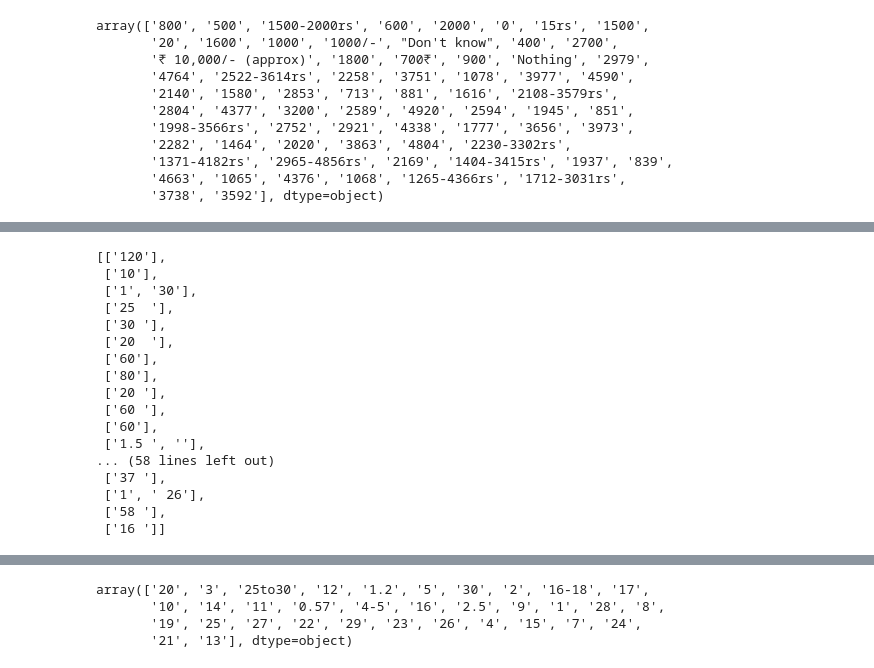
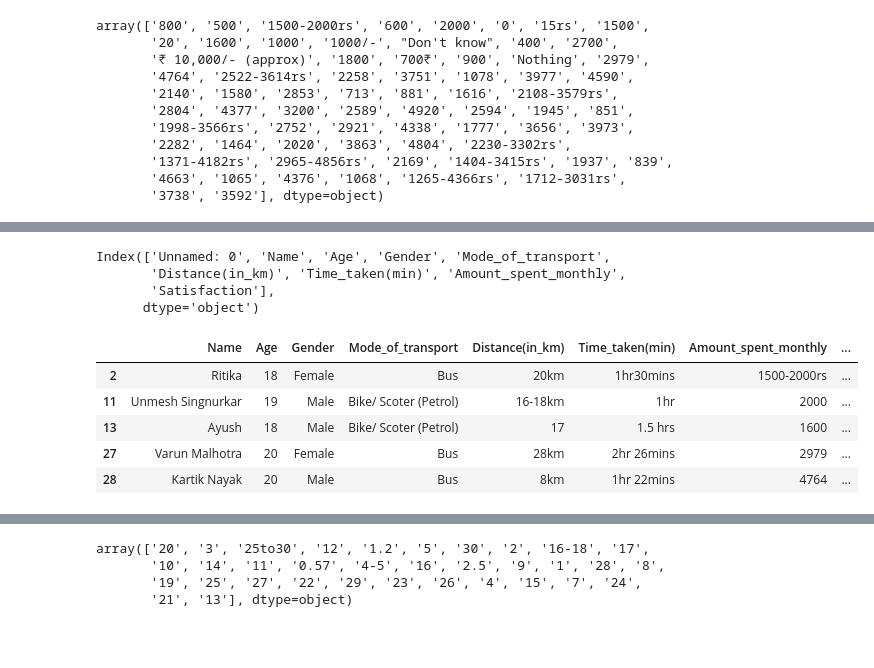
Before and after one commit to pythonieee/college_Pc_repo, a Jupyter notebook: taveling_commuting.ipynb, the cells around one changed output, grey strips where cells are left out. Drawn from its saved outputs; the diff is of its cells as text; code cells hidden in the pictures; blank space fills up the shorter version.

```diff
--- a/taveling_commuting.ipynb
+++ b/taveling_commuting.ipynb
@@ -142,0 +152,7 @@ array(['120', '10', '1hr30', '25  ', '30 ', '20  ', '60', '80', '20 ',
+# %%
+df2.columns
+# %% [output]
+Index(['Unnamed: 0', 'Name', 'Age', 'Gender', 'Mode_of_transport',
+       'Distance(in_km)', 'Time_taken(min)', 'Amount_spent_monthly',
+       'Satisfaction'],
+      dtype='object')
@@ -143,20 +161,11 @@ array(['120', '10', '1hr30', '25  ', '30 ', '20  ', '60', '80', '20 ',
 # %%
-list(df2['Time_taken(min)'].str.split("hr"))
+df3=df2[df2['Time_taken(min)'].str.contains("hr")]
-# %% [output]
-[['120'],
- ['10'],
- ['1', '30'],
- ['25  '],
- ['30 '],
- ['20  '],
- ['60'],
- ['80'],
- ['20 '],
- ['60 '],
- ['60'],
- ['1.5 ', ''],
-... (58 lines left out)
- ['37 '],
- ['1', ' 26'],
- ['58 '],
- ['16 ']]
+# %%
+df3.head()
+# %% [output]
+|  | Name | Age | Gender | Mode_of_transport | Distance(in_km) | Time_taken(min) | Amount_spent_monthly | ... |
+| 2 | Ritika | 18 | Female | Bus | 20km | 1hr30mins | 1500-2000rs | ... |
+| 11 | Unmesh Singnurkar | 19 | Male | Bike/ Scoter (Petrol) | 16-18km | 1hr | 2000 | ... |
+| 13 | Ayush | 18 | Male | Bike/ Scoter (Petrol) | 17 | 1.5 hrs | 1600 | ... |
+| 27 | Varun Malhotra | 20 | Female | Bus | 28km | 2hr 26mins | 2979 | ... |
+| 28 | Kartik Nayak | 20 | Male | Bus | 8km | 1hr 22mins | 4764 | ... |
```
Also changed, not shown: parts of 38 cells of this notebook, 1 other file.
